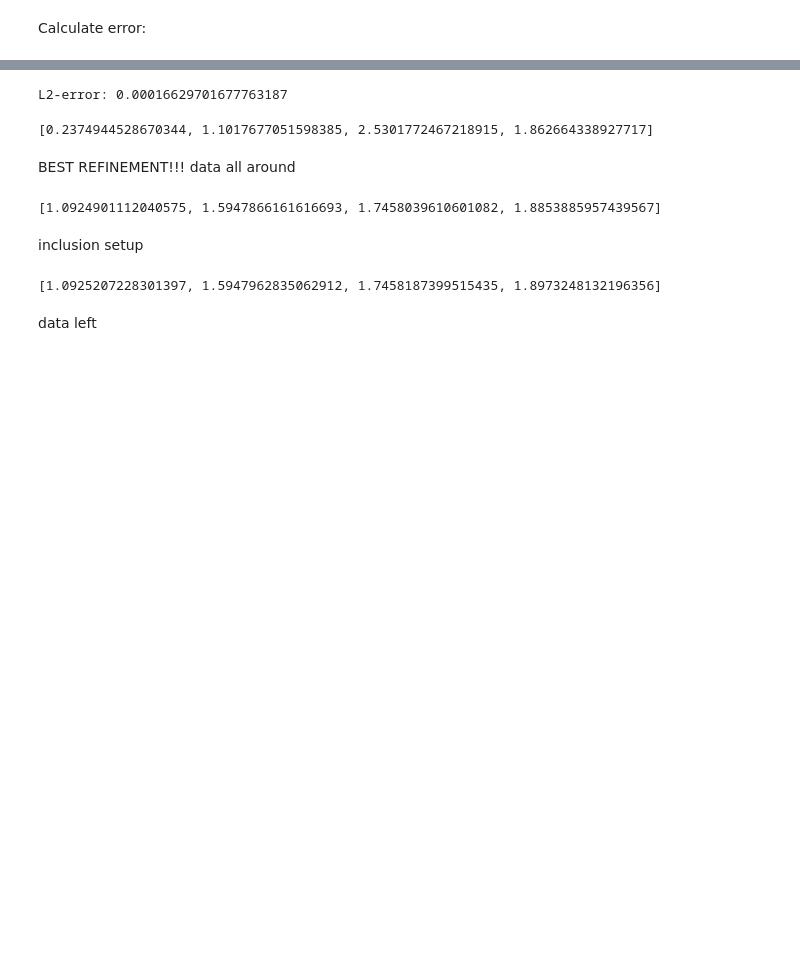
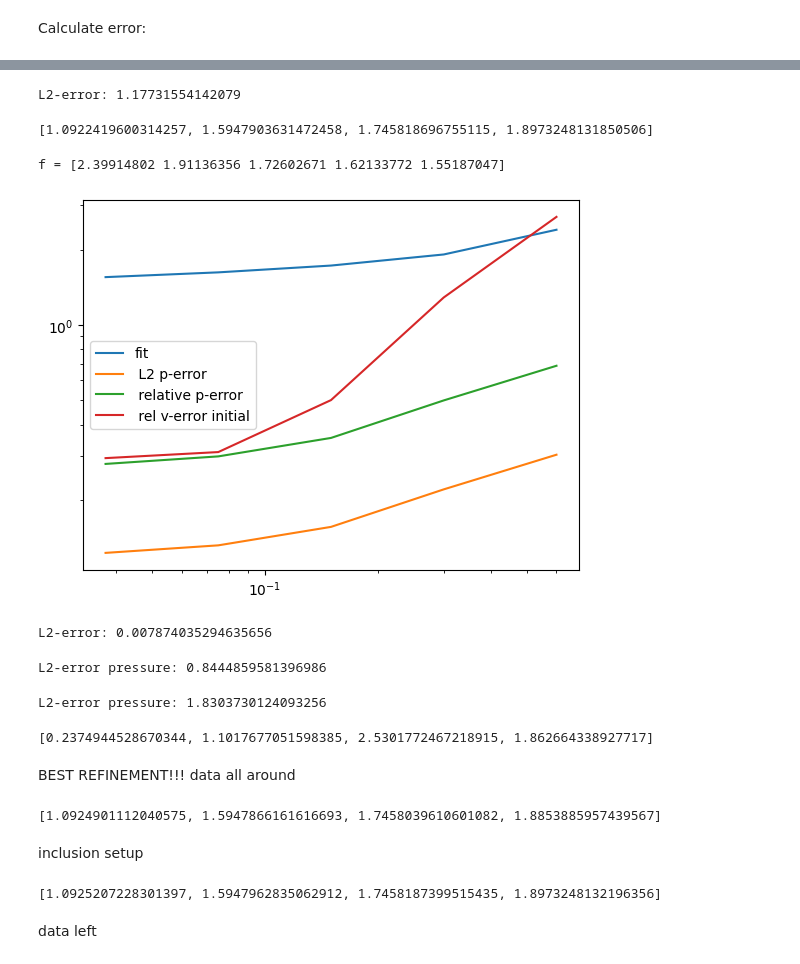
Before and after one commit to UCL/stokes-nc-ill-posed, a Jupyter notebook: ngsolve/Stokes-non-conforming.ipynb, the cells around one changed output, grey strips where cells are left out. Cells and saved outputs as stored; diff of their text form; code cells hidden in the pictures; blank space fills up the shorter version.

```diff
--- a/ngsolve/Stokes-non-conforming.ipynb
+++ b/ngsolve/Stokes-non-conforming.ipynb
@@ -256,9 +460,67 @@ divergence uh : -1.608933410232777e-19
+# %%
+# compute error
+t.Set(tau*N)
+error=sqrt(Integrate( (u_sol[0]-uhx)**2 + (u_sol[1]-uhy)**2 , mesh))
+ref_error=sqrt(Integrate( (u_sol[0])**2 + (u_sol[1])**2 , mesh))
+print ("L2-error:", error/ref_error)
+# %% [output]
+L2-error: 1.17731554142079
+# %%
+# relative l2 error
+l2_errors = [ 2.197472471641423, 1.030684751140721, 0.3412291424039124, 0.1017424801107248, 0.027311819881453286 ]
+hm = [ 0.8,0.4,0.2,0.1,0.06]
+Ns = [1,2,4,8,16]
+eoc = [ log(l2_errors[i-1]/l2_errors[i])/log(2) for i in range(1,len(l2_errors))]
+print(eoc)
+# %% [output]
+[1.0922419600314257, 1.5947903631472458, 1.745818696755115, 1.8973248131850506]
+# %%
+ import numpy as np
+import matplotlib.pyplot as plt
+hm = np.array( [0.6,0.3,0.15,0.075,0.0375])
+ pressure_errors = 1.5*np.array( [0.20209034943866283,0.1469503899590114,0.10407885476068714,0.08782829969091777,0.08195020236874698 ]) # to be replaced
+pressure_errors_1 = 1.5*np.array( [0.45791622127624976,0.332974668263161,0.23583212093610845,0.19901001257124998,0.1856908406631415 ]) # to be replaced
+velocity_errors = 1.5*np.array( [1.8003567644937561,0.8581240142573686,0.33394619889505534,0.2070744108124048,0.19586592352567223 ]) # to be replaced
+
+a = 1.0
+b = 1.0
+c = 1.0
+alpha = 0.5
+g=np.abs(np.log(hm))**(-1)
+f = a*np.abs(np.log(c*hm))**(-0.5) + b
+print("f =", f)
+plt.loglog(hm,f,label="fit")
+plt.loglog(hm,pressure_errors,label=" L2 p-error ")
+plt.loglog(hm,pressure_errors_1,label=" relative p-error ")
+plt.loglog(hm,velocity_errors,label=" rel v-error initial")
+# plt.loglog(g,f,label="fit")
+# plt.loglog(g,pressure_errors,label="p-error")
+#  plt.loglog(g,velocity_errors,label="v-error initial")
+plt.legend()
+plt.show()
+# %% [output]
+f = [2.39914802 1.91136356 1.72602671 1.62133772 1.55187047]
+[figure, added]
 # %%
 # compute error
-t.Set(tau*N)
+t.Set(0)
 print ("L2-error:", sqrt(Integrate( (u_sol[0]-uhx)**2 + (u_sol[1]-uhy)**2 , mesh)))
 # %% [output]
-L2-error: 0.00016629701677763187
+L2-error: 0.007874035294635656
+# %%
+# compute error
+t.Set(tau*N)
+print ("L2-error pressure:", sqrt(Integrate( (p_sol-p_primal)**2  , mesh)))
+# %% [output]
+L2-error pressure: 0.8444859581396986
+# %%
+# compute error
+t.Set(0)
+P_error= sqrt(Integrate( (p_sol-p_primal)**2  , mesh))
+ref_error= sqrt(Integrate( (p_sol)**2  , mesh))
+print ("L2-error pressure:", P_error/ ref_error )
+# %% [output]
+L2-error pressure: 1.8303730124093256
 # %%
 l2_errors = [ 0.013940278954281436, 0.011824383595587509,0.00550951516429729, 0.0009537930139828654,0.0002622625618920038 ]
 hm = [ 0.8,0.4,0.2,0.1,0.06]
```
Also changed, not shown: parts of 46 cells of this notebook, 5 other files.
